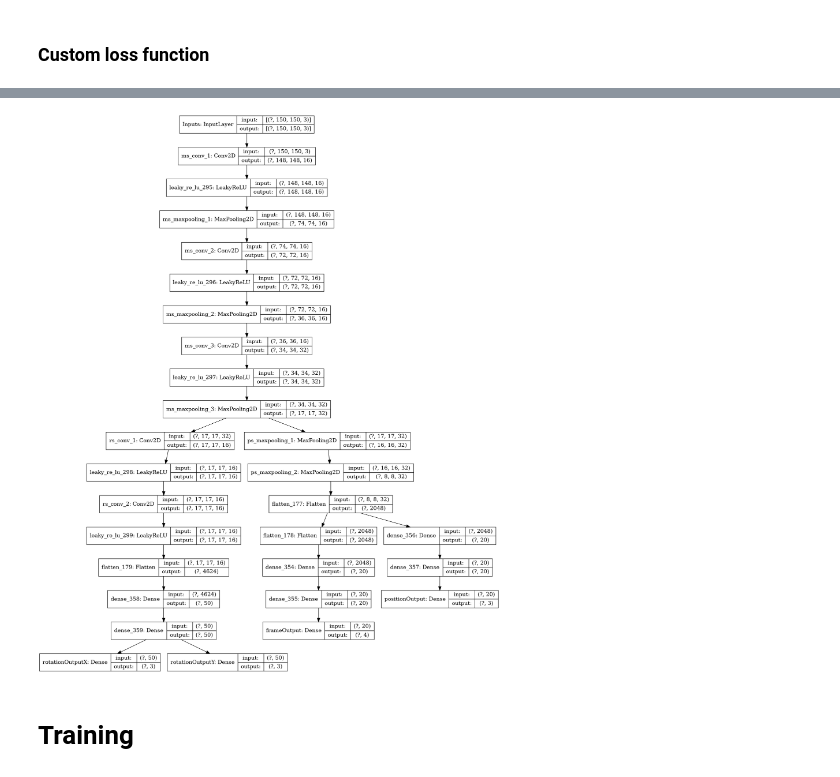
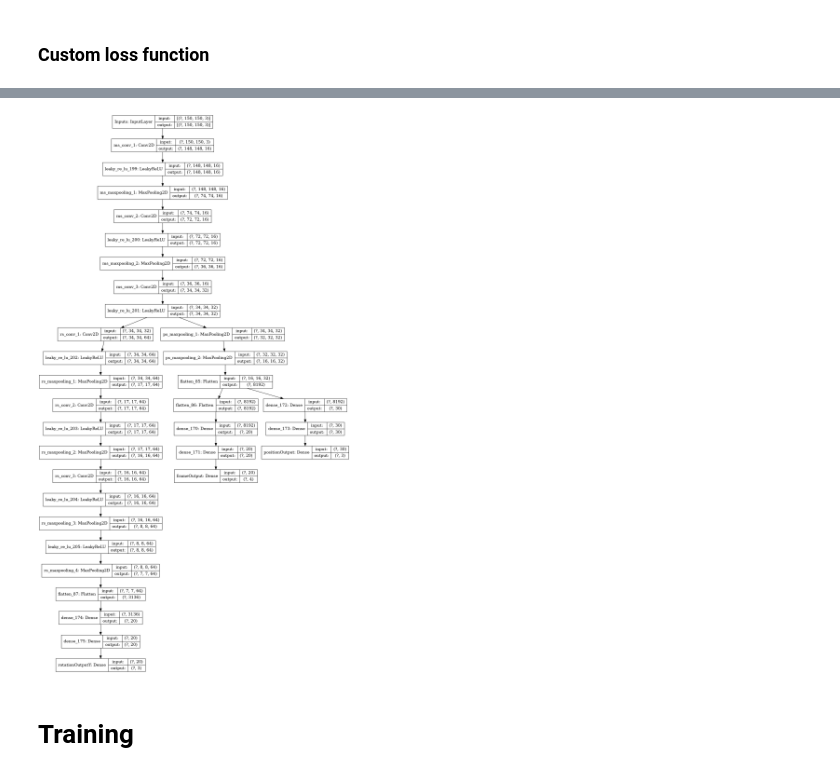
Before and after one commit to mateuszbugaj/Position_and_rotation_CNN, a Jupyter notebook: position_rotation_rgb.ipynb, the cells around one changed output, grey strips where cells are left out. Saved outputs shown, nothing was run; the diff lists cells and outputs as text; code cells hidden in the pictures.

```diff
--- a/position_rotation_rgb.ipynb
+++ b/position_rotation_rgb.ipynb
@@ -21,7 +21,7 @@ from tensorflow.keras.layers import Dense, Dropout, Activation, Flatten, Conv2D,
 # %% [markdown]
 # Preparing data
 # %%
-DATADIR = "dataset_generator/images/pos_and_rot_7/"
+DATADIR = "dataset_generator/images/pos_and_rot_8/"
 JSON_file_name = "data.txt"
 IMAGES = 2_000
 OG_IMG_SIZE = 800
@@ -203,8 +203,6 @@ def custom_MSE(y_true, y_pred):
 # %% [markdown]
 ![image.png](attachment:image.png)
 # %%
-# Removing ps_maxpooling_2
-
 inputs = Input(name = "Inputs",
               shape = (IMG_SIZE, IMG_SIZE, 3))
 
@@ -228,8 +226,6 @@ mainStream = Conv2D(name = "ms_conv_2",
                    strides = 1,
                    padding = "valid",
                    kernel_initializer=tf.keras.initializers.GlorotUniform())(mainStream)
-#                     kernel_initializer='he_uniform')(mainStream)
-
 
 mainStream = LeakyReLU()(mainStream)
 
@@ -246,14 +242,14 @@ mainStream = Conv2D(name = "ms_conv_3",
 
 mainStream = LeakyReLU()(mainStream)
 
-mainStream = MaxPooling2D(name="ms_maxpooling_3",
-                          pool_size = (2, 2),
-                          strides = 2)(mainStream)
+# mainStream = MaxPooling2D(name="ms_maxpooling_3",
+#                           pool_size = (2, 2),
+#                           strides = 2)(mainStream)
 
 
 # Position Stream
 positionStream = MaxPooling2D(name="ps_maxpooling_1",
-                          pool_size = (2, 2),
+                          pool_size = (3, 3),
                           strides = 1)(mainStream)
 
 positionStream = MaxPooling2D(name="ps_maxpooling_2",
@@ -268,13 +264,13 @@ frameStream = Dense(20, activation = "relu")(frameStream)
 frameStream = Dense(20, activation = "relu")(frameStream)
 frameStream = Dense(4, name = "frameOutput")(frameStream)
 
-positionStream = Dense(20, activation = "relu")(positionStream)
-positionStream = Dense(20, activation = "relu")(positionStream)
+positionStream = Dense(30, activation = "relu")(positionStream)
+positionStream = Dense(30, activation = "relu")(positionStream)
 positionStream = Dense(3, name = "positionOutput")(positionStream)
 
 # Rotation Stream
 roationStream = Conv2D(name = "rs_conv_1",
-                   filters = 16,
+                   filters = 64,
                    kernel_size = 3,
                    strides = 1,
                    padding = "same",
@@ -282,8 +278,12 @@ roationStream = Conv2D(name = "rs_conv_1",
 
 roationStream = LeakyReLU()(roationStream)
 
+roationStream = MaxPooling2D(name="rs_maxpooling_1",
+                          pool_size = (2, 2),
+                          strides = 2)(roationStream)
+
 roationStream = Conv2D(name = "rs_conv_2",
-                   filters = 16,
+                   filters = 64,
                    kernel_size = 3,
                    strides = 1,
                    padding = "same",
@@ -291,14 +291,38 @@ roationStream = Conv2D(name = "rs_conv_2",
 
 roationStream = LeakyReLU()(roationStream)
 
-roationStream = Flatten()(roationStream)
-roationStream = Dense(50, activation = "relu")(roationStream)
-roationStream = Dense(50, activation = "relu")(roationStream)
-roationStreamX = Dense(3, name = "rotationOutputX")(roationStream)
-roationStreamY = Dense(3, name = "rotationOutputY")(roationStream)
+roationStream = MaxPooling2D(name="rs_maxpooling_2",
+                          pool_size = (2, 2),
+                          strides = 1)(roationStream)
+
+roationStream = Conv2D(name = "rs_conv_3",
+                   filters = 64,
+                   kernel_size = 3,
+                   strides = 1,
+                   padding = "same",
+                   kernel_initializer=tf.keras.initializers.GlorotUniform())(roationStream)
+
+roationStream = LeakyReLU()(roationStream)
+
+roationStream = MaxPooling2D(name="rs_maxpooling_3",
+                          pool_size = (2, 2),
+                          strides = 2)(roationStream)
+
+roationStream = LeakyReLU()(roationStream)
+
+roationStream = MaxPooling2D(name="rs_maxpooling_4",
+                          pool_size = (2, 2),
+                          strides = 1)(roationStream)
 
 
-model = keras.Model(inputs, [positionStream, roationStreamX, roationStreamY, frameStream], name = "Model")
+roationStream = Flatten()(roationStream)
+roationStream = Dense(20, activation = "relu")(roationStream)
+roationStream = Dense(20, activation = "relu")(roationStream)
+roationStreamY = Dense(3, name = "rotationOutputY")(roationStream)
+# roationStreamX = Dense(3, name = "rotationOutputX")(roationStream)
+
+
+model = keras.Model(inputs, [positionStream, roationStreamY, frameStream], name = "Model")
 
 model_optimizer = tf.keras.optimizers.Adam(
     learning_rate=0.001,
@@ -307,15 +331,14 @@ model_optimizer = tf.keras.optimizers.Adam(
 
 model_loss = tf.keras.losses.MeanSquaredError()
 
-rotation_loss = tf.keras.losses.MeanSquaredError()
+rotation_loss = tf.keras.losses.MeanAbsoluteError()
 
 model.compile(optimizer = model_optimizer,
              loss = {"frameOutput": model_loss,
                      "positionOutput": model_loss,
-                     "rotationOutputX": model_loss,
-                     "rotationOutputY": model_loss},
+                     "rotationOutputY": rotation_loss},
 
-             metrics = {"rotationOutputX": rotation_error},
+             metrics = {"rotationOutputY": rotation_error},
              run_eagerly=True)
 
 model.summary()
@@ -339,6 +362,6 @@ Trainable params: 331,405
 Non-trainable params: 0
 __________________________________________________________________________________________________
-[figure, old version]
+[figure, new version]
 # %% [markdown]
 # Training
 # %%
```
Also changed, not shown: parts of 6 cells of this notebook, 3 other files.
